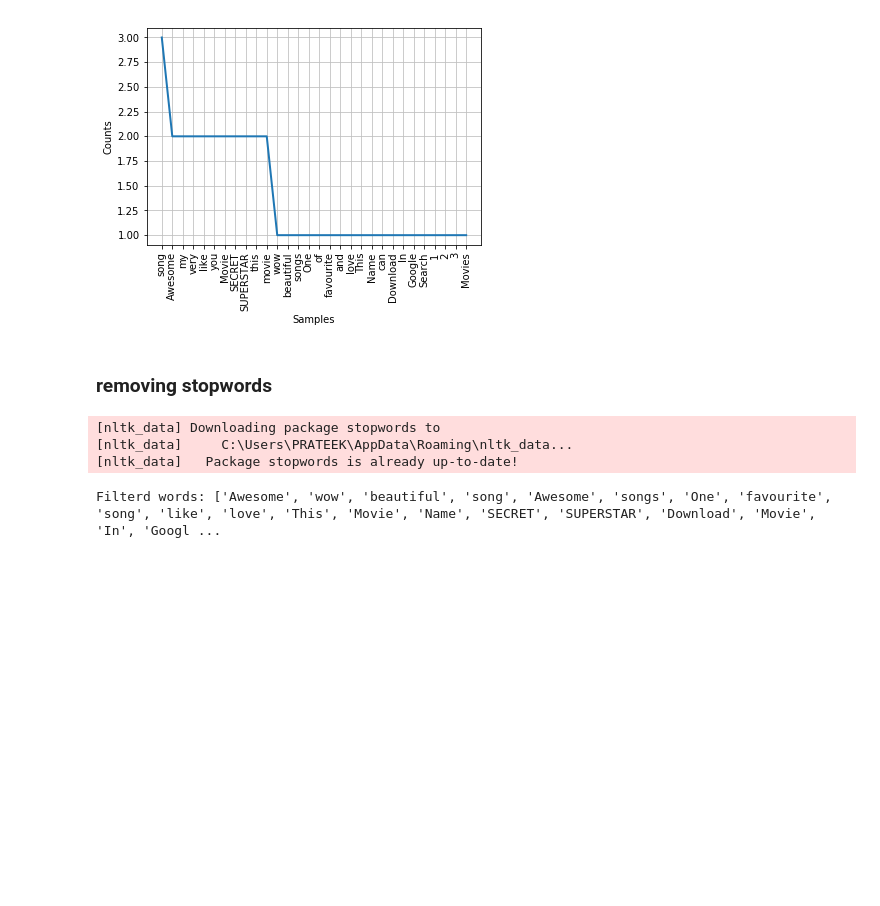
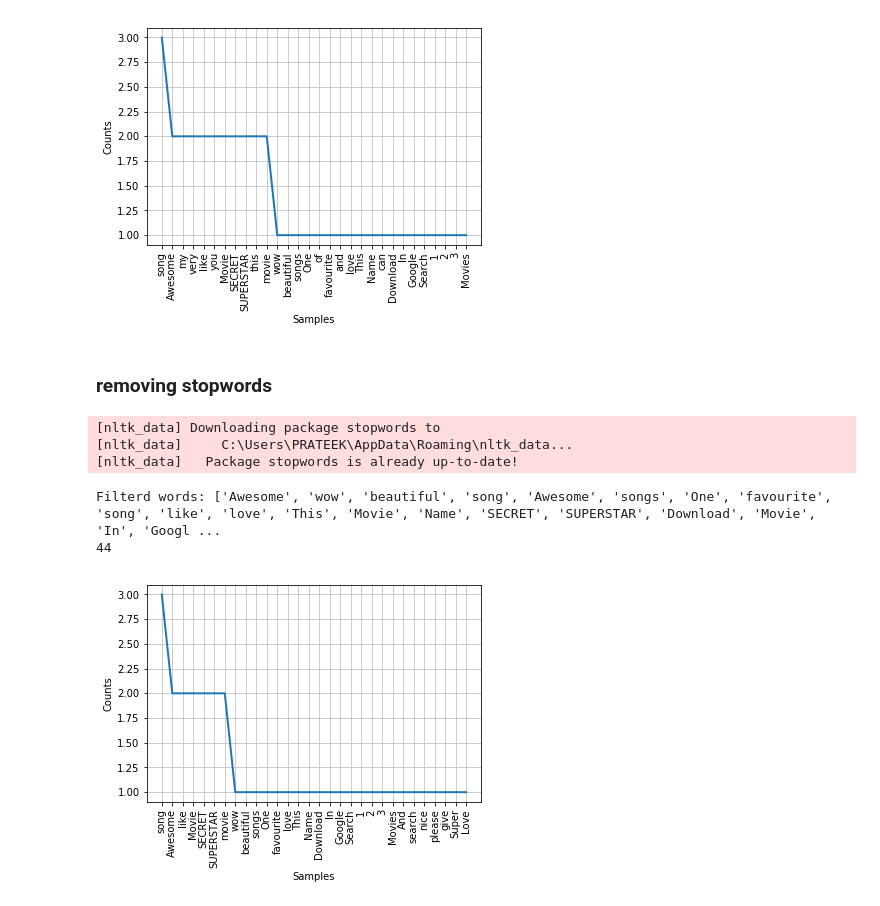
Before and after one commit to prateektater/sentimentAnalysis, a Jupyter notebook: sentiment analysis.ipynb, the cells around one changed output. Saved outputs shown, nothing was run; the diff lists cells and outputs as text; code cells hidden in the pictures; blank space fills up the shorter version.

Commit message:
checking distribution after removing emojis and stop words and their total

```diff
--- a/sentiment analysis.ipynb
+++ b/sentiment analysis.ipynb
@@ -144,5 +144,13 @@ for words in removing_emojis:
         filtered_words.append(words)
 
 print("Filterd words:",filtered_words)
+print(len(filtered_words))
 # %% [output]
 Filterd words: ['Awesome', 'wow', 'beautiful', 'song', 'Awesome', 'songs', 'One', 'favourite', 'song', 'like', 'love', 'This', 'Movie', 'Name', 'SECRET', 'SUPERSTAR', 'Download', 'Movie', 'In', 'Googl ...
+44
+# %%
+fdist = FreqDist(filtered_words)
+fdist.plot(30,cumulative=False)
+plt.show()
+# %% [output]
+[figure, added]
```
Also changed, not shown: parts of 1 cell of this notebook.
